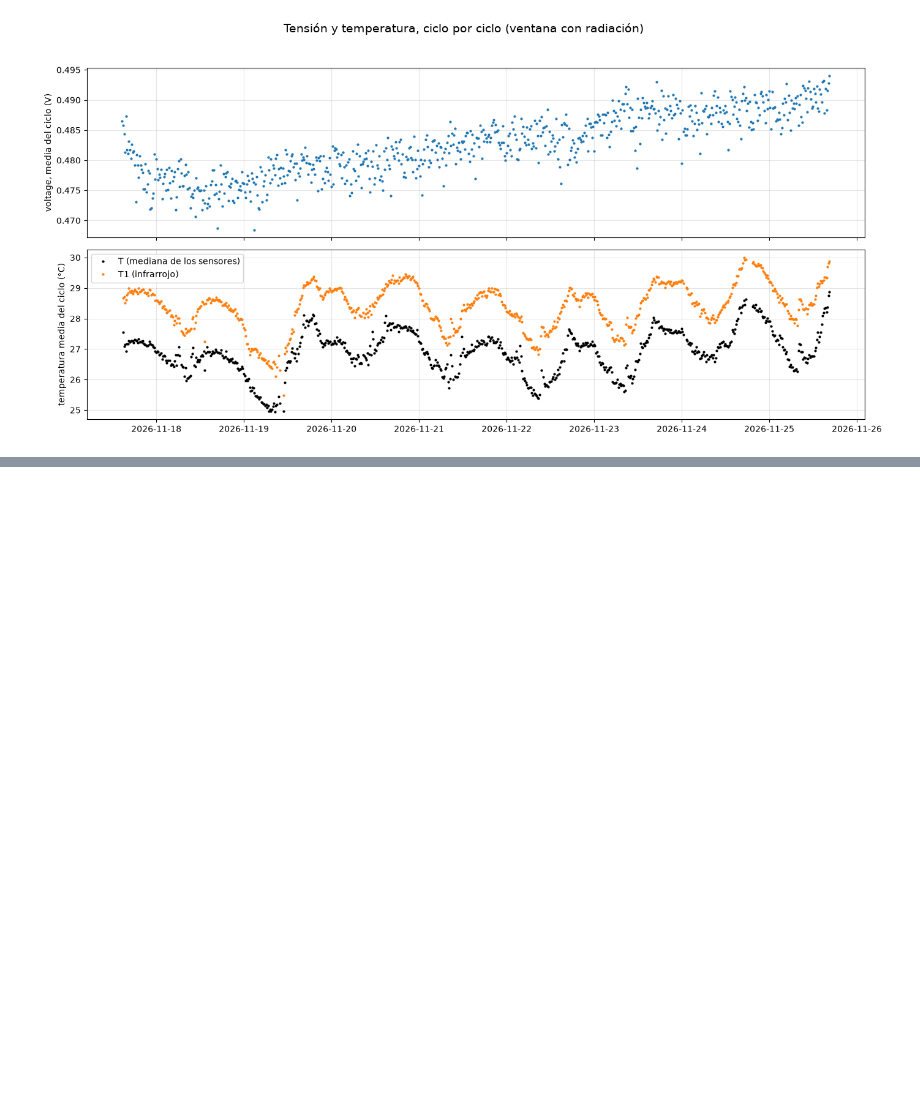
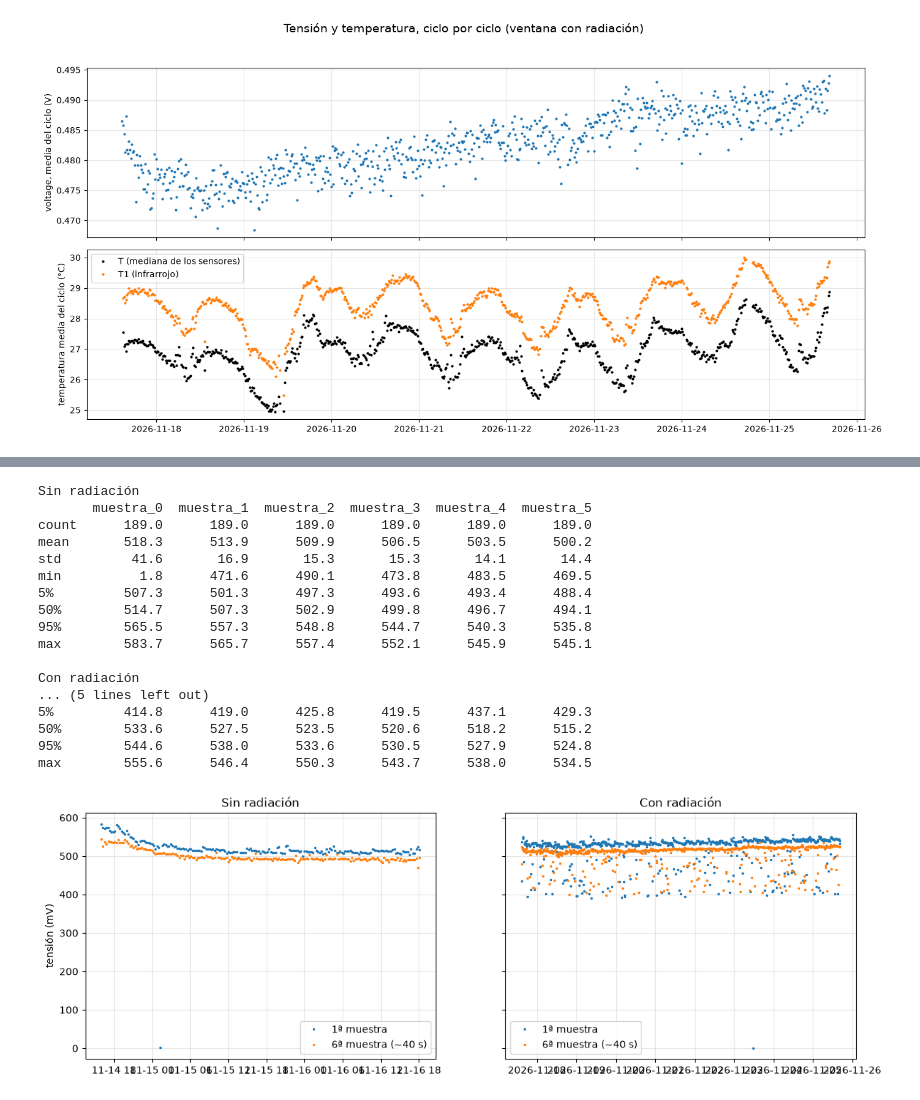
Before and after one commit to lucasmaru/DE-celdas_irradiacion, a Jupyter notebook: Analisis.ipynb, the cells around one changed output, grey strips where cells are left out. Saved outputs shown, nothing was run; the diff lists cells and outputs as text; code cells hidden in the pictures; blank space fills up the shorter version.

```diff
--- a/Analisis.ipynb
+++ b/Analisis.ipynb
@@ -741,0 +1123,63 @@ max      0.494042   28.866667   30.000000
+# %%
+def tensiones_de_las_primeras_muestras(datos, cantidad_de_posiciones=6,
+                                       horas_de_margen=horas_de_margen_en_los_extremos):
+    inicio_de_la_ventana = datos["fecha_hora"].min()
+    fin_de_la_ventana = datos["fecha_hora"].max()
+    margen = pd.Timedelta(hours=horas_de_margen)
+
+    filas = []
+    for numero, bloque in datos.groupby("numero_de_bloque"):
+        esta_prendida = bloque["estado_luz"].iloc[0] == 1
+        if not esta_prendida or len(bloque) < 55:
+            continue
+        inicio = bloque["fecha_hora"].iloc[0]
+        fin = bloque["fecha_hora"].iloc[-1]
+        if inicio < inicio_de_la_ventana + margen or fin > fin_de_la_ventana - margen:
+            continue
+        tension_mV = bloque["voltage2"] * 1000
+        if tension_mV.mean() <= 300:
+            continue
+
+        fila = {"inicio": inicio}
+        for posicion in range(cantidad_de_posiciones):
+            fila[f"muestra_{posicion}"] = tension_mV.iloc[posicion]
+        filas.append(fila)
+    return pd.DataFrame(filas)
+
+
+figura_d, ejes_d = plt.subplots(1, 2, figsize=(14, 4.5), sharey=True)
+for eje, (titulo, datos) in zip(ejes_d, [("Sin radiación", df_sin_radiacion),
+                                         ("Con radiación", df_con_radiacion)]):
+    primeras = tensiones_de_las_primeras_muestras(datos)
+    columnas_de_muestras = [c for c in primeras.columns if c.startswith("muestra_")]
+
+    print(titulo)
+    print(primeras[columnas_de_muestras].describe(percentiles=[0.05, 0.5, 0.95]).round(1))
+    print()
+
+    eje.plot(primeras["inicio"], primeras["muestra_0"], ".", markersize=3, label="1ª muestra")
+    eje.plot(primeras["inicio"], primeras["muestra_5"], ".", markersize=3, label="6ª muestra (~40 s)")
+    eje.set_title(titulo)
+    eje.grid(alpha=0.3)
+    eje.legend()
+ejes_d[0].set_ylabel("tensión (mV)")
+plt.show()
+# %% [output]
+Sin radiación
+       muestra_0  muestra_1  muestra_2  muestra_3  muestra_4  muestra_5
+count      189.0      189.0      189.0      189.0      189.0      189.0
+mean       518.3      513.9      509.9      506.5      503.5      500.2
+std         41.6       16.9       15.3       15.3       14.1       14.4
+min          1.8      471.6      490.1      473.8      483.5      469.5
+5%         507.3      501.3      497.3      493.6      493.4      488.4
+50%        514.7      507.3      502.9      499.8      496.7      494.1
+95%        565.5      557.3      548.8      544.7      540.3      535.8
+max        583.7      565.7      557.4      552.1      545.9      545.1
+
+Con radiación
+... (5 lines left out)
+5%         414.8      419.0      425.8      419.5      437.1      429.3
+50%        533.6      527.5      523.5      520.6      518.2      515.2
+95%        544.6      538.0      533.6      530.5      527.9      524.8
+max        555.6      546.4      550.3      543.7      538.0      534.5
+[figure, added]
```
Also changed, not shown: parts of 7 cells of this notebook, 6 other files.
